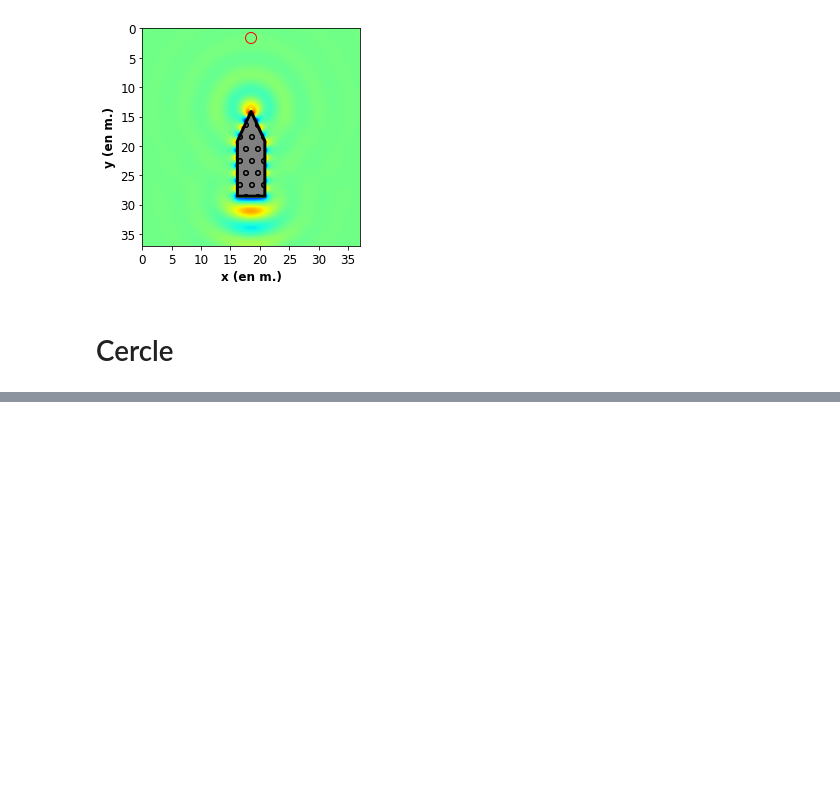
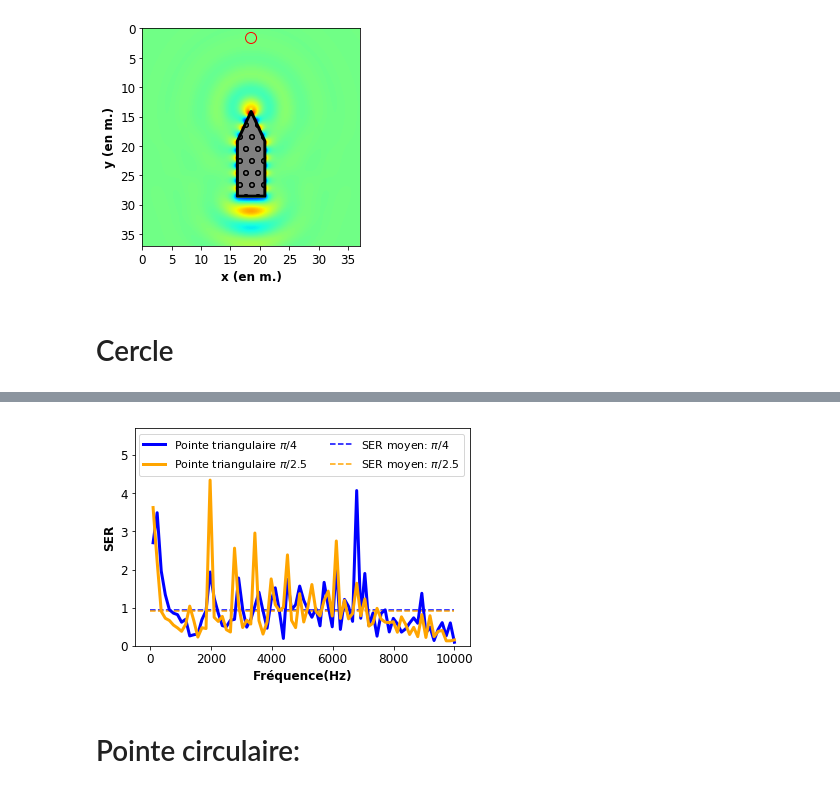
Before and after one commit to pierreluc-plt/ProjetSimulation, a Jupyter notebook: Figure_Resultats.ipynb, the cells around one changed output, grey strips where cells are left out. Drawn from its saved outputs; the diff is of its cells as text; code cells hidden in the pictures; blank space fills up the shorter version.

```diff
--- a/Figure_Resultats.ipynb
+++ b/Figure_Resultats.ipynb
@@ -110,0 +141,22 @@ plt.savefig("Resultats/Cercle_Nx2_2500Hz.png",dpi=200,bbox_inches="tight")
+# %%
+data_triangle1=np.load("Resultats/Matrices_Champ/SER/SER1001_triangle_pi4.npy")
+data_triangle2=np.load("Resultats/Matrices_Champ/SER/SER1001_triangle_pi25.npy")
+omega=np.load("Resultats/Matrices_Champ/SER/Omega1001_triange_pi25.npy")
+# %%
+plt.figure(figsize=(6,4))
+plt.plot(omega/2/np.pi,data_triangle1, lw=3,label="Pointe triangulaire $\pi/4$", color="blue")
+plt.plot(omega/2/np.pi,data_triangle2,lw=3, ls="-", label="Pointe triangulaire $\pi/2.5$", color="orange")
+plt.xlabel("Fréquence(Hz)",fontsize=12, fontweight="bold")
+plt.ylabel("SER",fontsize=12, fontweight="bold")
+plt.yticks(fontsize=12)
+plt.xticks(fontsize=12)
+plt.ylim(0,5.7)
+plt.hlines(np.mean(data_triangle1),0,10000,label="SER moyen: $\pi/4$",linestyle="--", color="blue")
+plt.hlines(np.mean(data_triangle2),0,10000,label="SER moyen: $\pi/2.5$",linestyle="--", color="orange")
+plt.legend(ncol=2,fontsize=11)
+plt.savefig("Resultats/SER_Triangle.png",dpi=200,bbox_inches="tight")
+plt.show()
+# %% [output]
+[figure, added]
+# %% [markdown]
+# Pointe circulaire:
```
Also changed, not shown: parts of 7 cells of this notebook, 1 other file.
